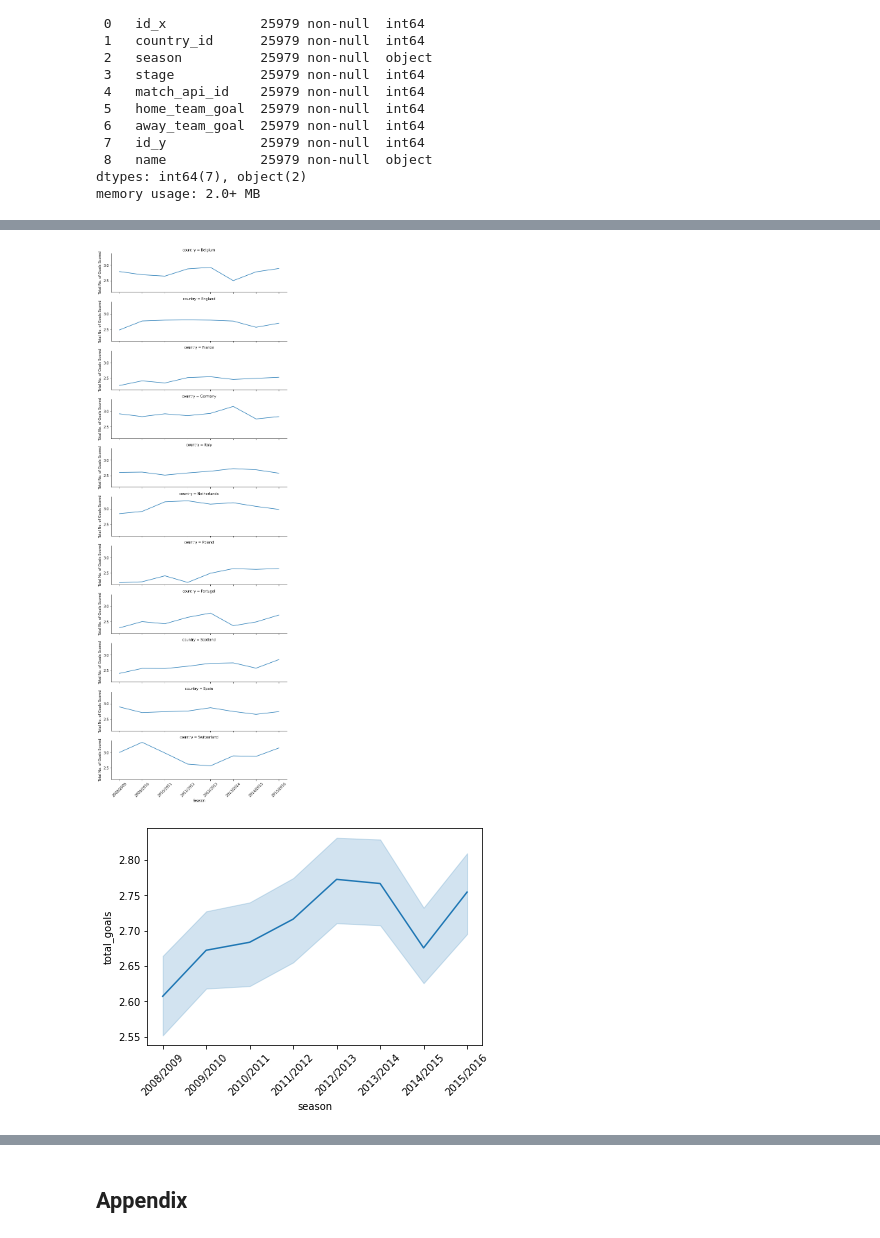
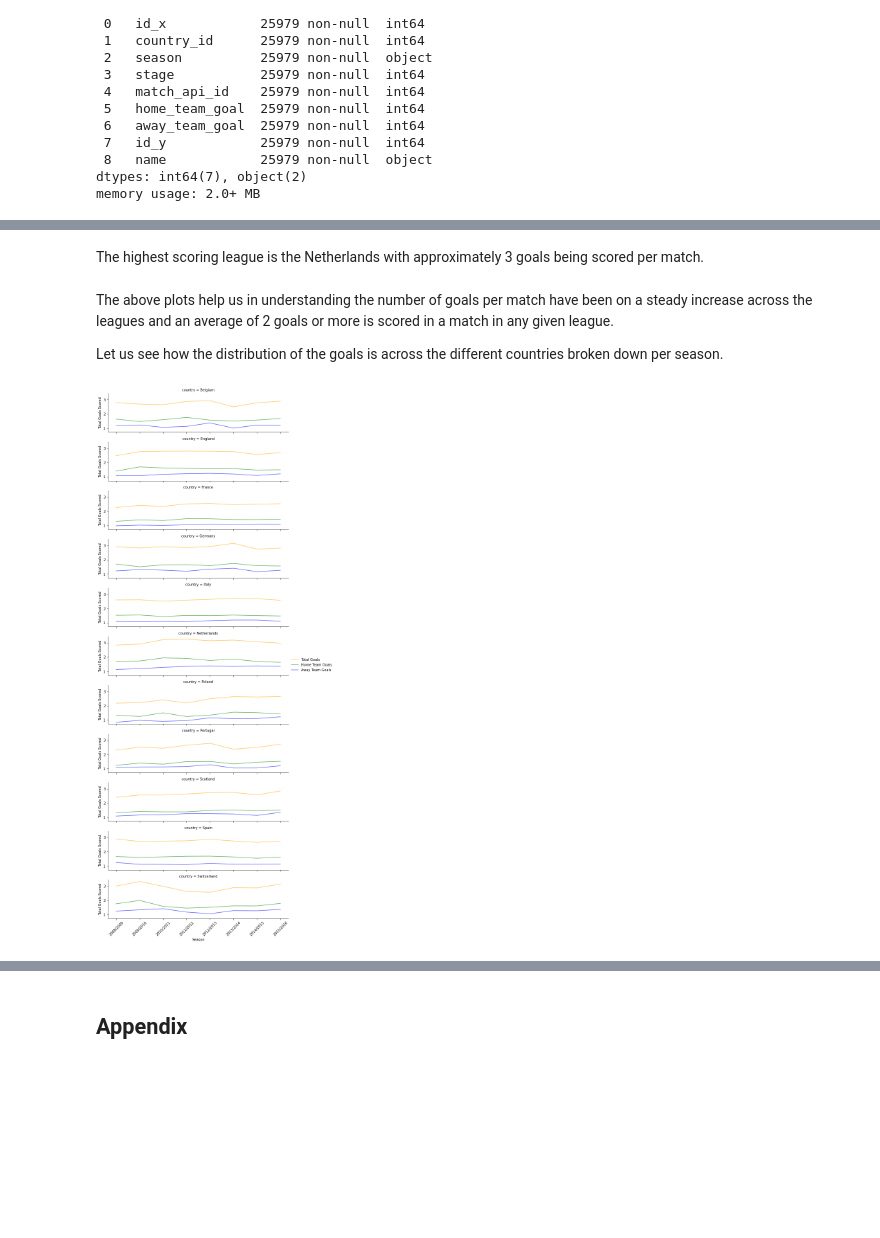
Before and after one commit to akkiannu/Soccer-Data-Analysis, a Jupyter notebook: Investigate_a_Dataset.ipynb, the cells around one changed output, grey strips where cells are left out. Cells and saved outputs as stored; diff of their text form; code cells hidden in the pictures; blank space fills up the shorter version.

```diff
--- a/Investigate_a_Dataset.ipynb
+++ b/Investigate_a_Dataset.ipynb
@@ -446,0 +435,7 @@ ax.set_xticklabels(ax.get_xticklabels(),rotation=90)
+# %%
+ax = sns.lineplot('season','total_goals',alpha=0.6,data=match_df)
+ax.set_xlabel('Season')
+ax.set_ylabel('Total Goals scored per match')
+ax.set_title('Goals per match - Season Breakdown')
+for label in ax.get_xticklabels():
+    label.set_rotation(45)
@@ -446,0 +448,7 @@ ax.set_xticklabels(ax.get_xticklabels(),rotation=90)
+# %%
+ax = sns.barplot('country','total_goals',alpha=0.6,data=season_df)
+ax.set_xlabel('Country')
+ax.set_ylabel('Total Goals Scored per Match')
+ax.set_title('Goals per match - Country Breakdown')
+for label in ax.get_xticklabels():
+        label.set_rotation(45)
@@ -447,9 +457,18 @@ ax.set_xticklabels(ax.get_xticklabels(),rotation=90)
+# %% [markdown]
+The highest scoring league is the Netherlands with approximately 3 goals being scored per match.
+# %% [markdown]
+The above plots help us in understanding the number of goals per match have been on a steady increase across the leagues and an average of 2 goals or more is scored in a match in any given league.
+
+Let us see how the distribution of the goals is across the different countries broken down per season.
 # %%
 g = sns.FacetGrid(season_df, row='country', height=2, aspect =4)
-g.map(sns.lineplot, "season","total_goals")
-g.set_axis_labels("Season","Total No. of Goals Scored")
+g.map(sns.lineplot, "season","total_goals", color = 'orange', alpha=0.6,label = 'Total Goals')
+g.map(sns.lineplot, "season","home_team_goal", color = 'green', alpha=0.6,label = 'Home Team Goals')
+g.map(sns.lineplot, "season","away_team_goal", color = 'blue', alpha=0.6,label = 'Away Team Goals')
+g.set_axis_labels("Season","Total Goals Scored")
+g.add_legend()
 for ax in g.axes.flat:
     for label in ax.get_xticklabels():
         label.set_rotation(45)
 # %% [output]
-[figure, old version]
+[figure, new version]
@@ -458,6 +474,0 @@ match_df['season'] = match_df['season'].apply(lambda x: str(x))
-# %%
-ax = sns.lineplot('season','total_goals',data=match_df)
-for label in ax.get_xticklabels():
-    label.set_rotation(45)
-# %% [output]
-[figure, removed]
```
Also changed, not shown: parts of 29 cells of this notebook.
